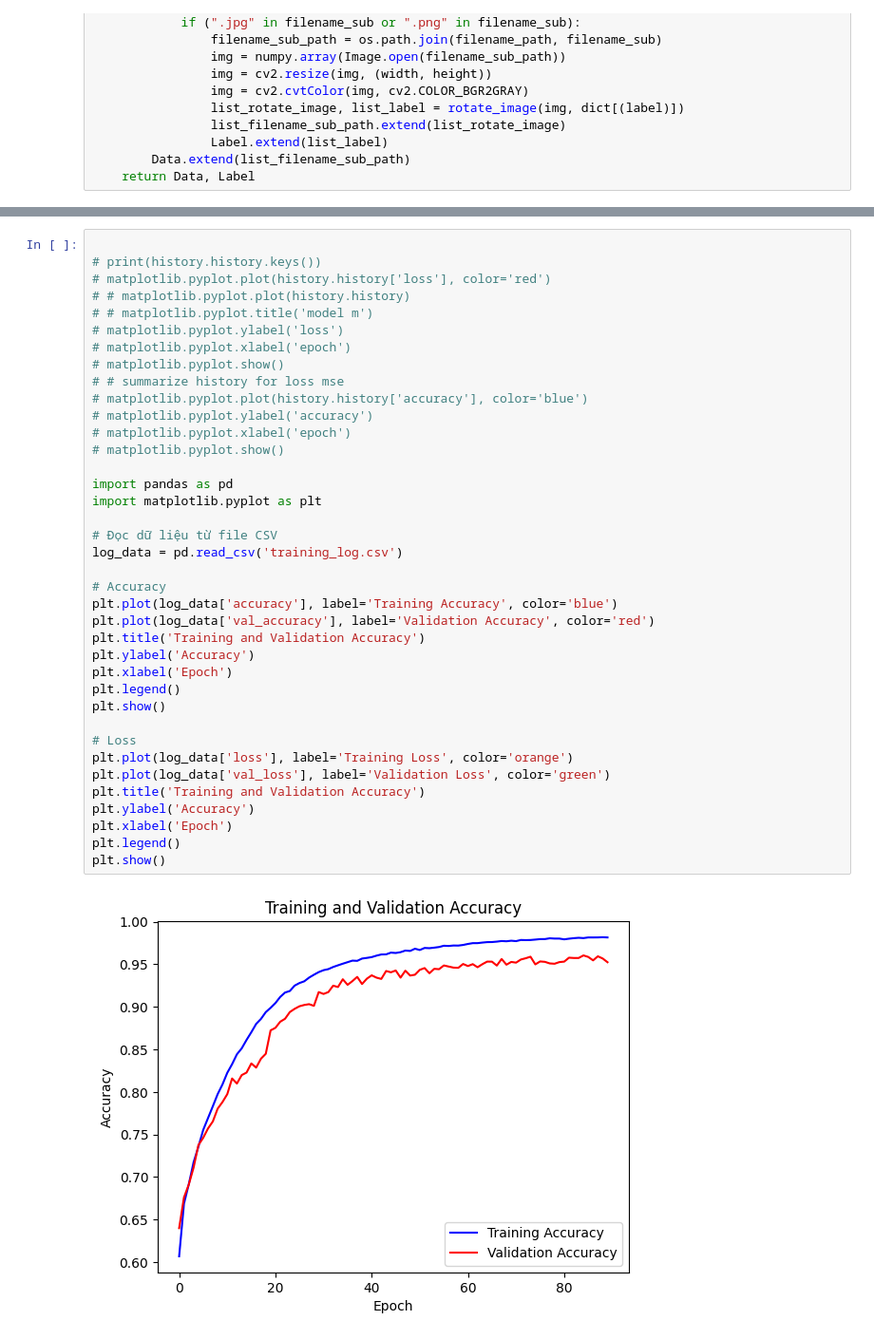
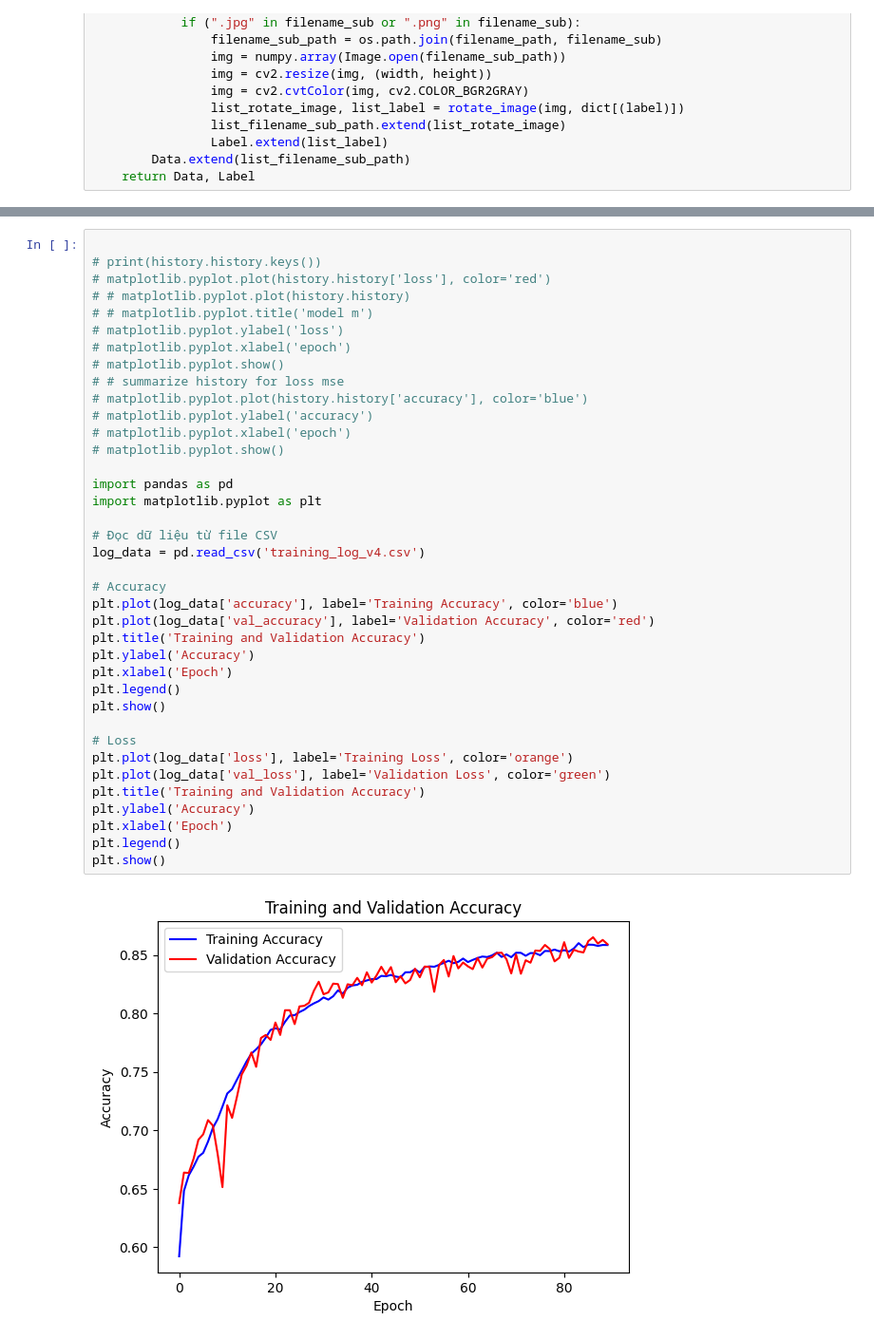
Before and after one commit to superbadteam/LaneSenseGuard, a Jupyter notebook: TrainModel.ipynb, the cells around one changed output, grey strips where cells are left out. Shown: that part at 95% size. Drawn from its saved outputs; the diff is of its cells as text.

Commit message:
train model

```diff
--- a/TrainModel.ipynb
+++ b/TrainModel.ipynb
@@ -173,32 +306,32 @@ WARNING:absl:You are saving your model as an HDF5 file via `model.save()` or `ke
 # matplotlib.pyplot.show()
 # # summarize history for loss mse
 # matplotlib.pyplot.plot(history.history['accuracy'], color='blue')
 # matplotlib.pyplot.ylabel('accuracy')
 # matplotlib.pyplot.xlabel('epoch')
 # matplotlib.pyplot.show()
 
 import pandas as pd
 import matplotlib.pyplot as plt
 
 # Đọc dữ liệu từ file CSV
-log_data = pd.read_csv('training_log.csv')
+log_data = pd.read_csv('training_log_v4.csv')
 
 # Accuracy
 plt.plot(log_data['accuracy'], label='Training Accuracy', color='blue')
 plt.plot(log_data['val_accuracy'], label='Validation Accuracy', color='red')
 plt.title('Training and Validation Accuracy')
 plt.ylabel('Accuracy')
 plt.xlabel('Epoch')
 plt.legend()
 plt.show()
 
 # Loss
 plt.plot(log_data['loss'], label='Training Loss', color='orange')
 plt.plot(log_data['val_loss'], label='Validation Loss', color='green')
 plt.title('Training and Validation Accuracy')
 plt.ylabel('Accuracy')
 plt.xlabel('Epoch')
 plt.legend()
 plt.show()
 # %% [output]
-[figure, old version]
+[figure, new version]
```
Also changed, not shown: parts of 6 cells of this notebook, 10 other files.
